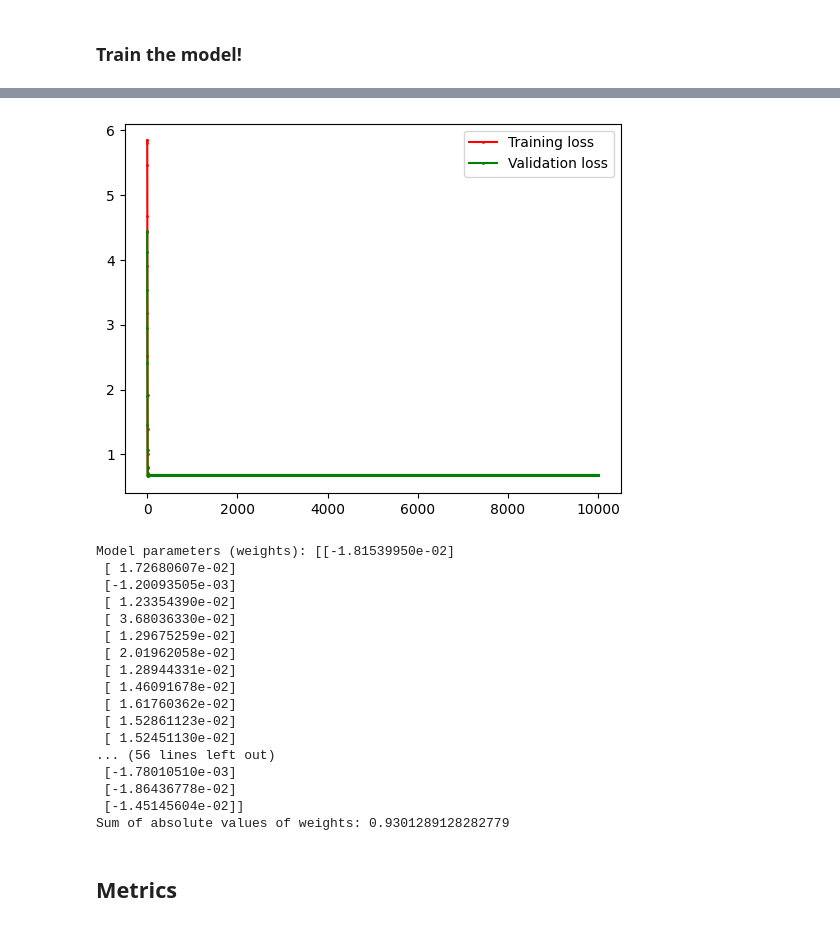
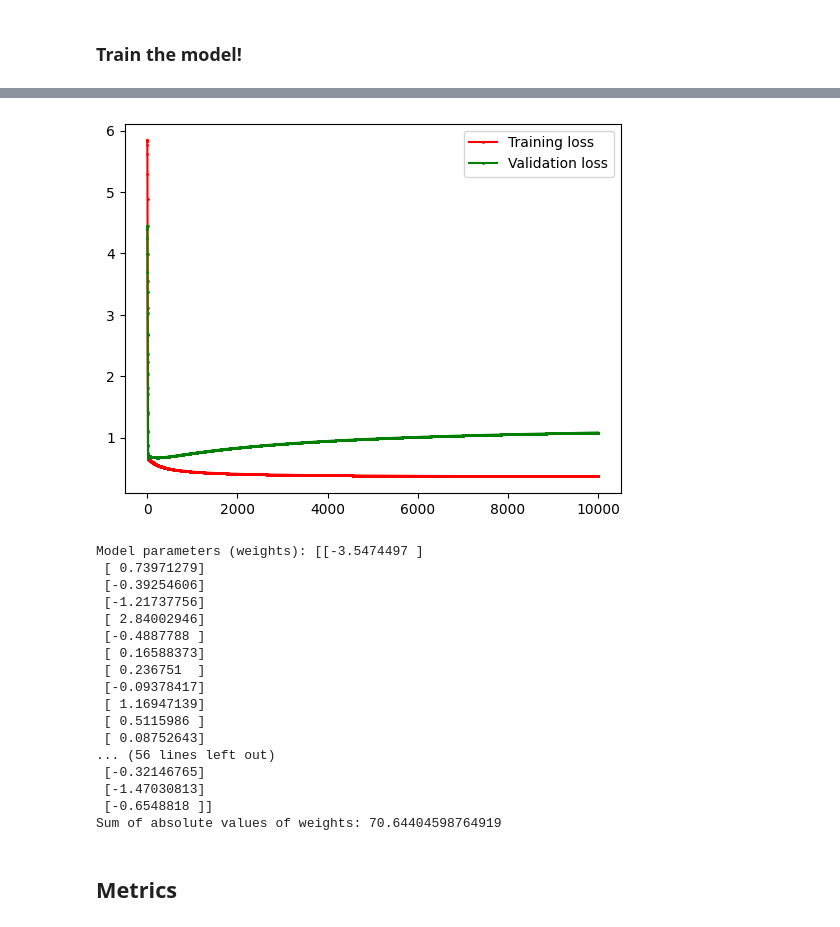
Before and after one commit to mijka-cloud/DM2026-Assignment-1, a Jupyter notebook: Real_World_Classification.ipynb, the cells around one changed output, grey strips where cells are left out. Saved outputs shown, nothing was run; the diff lists cells and outputs as text; code cells hidden in the pictures.

```diff
--- a/Real_World_Classification.ipynb
+++ b/Real_World_Classification.ipynb
@@ -296,8 +296,8 @@ act_fn = sigmoid
 grad_fn = logloss_sigmoid_grad
 
 np.random.seed(seed)
-model = LinearModel(dim=X_train.shape[1], is_reg=True, loss_fn=loss_fn, act_fn=act_fn, grad_fn=grad_fn)
-model.fit(X_train, y_train,lr=0.1, n_iteration =10000,val_ratio=0.2, reg_type='l2', reg_lambda=100)
+model = LinearModel(dim=X_train.shape[1], is_reg=False, loss_fn=loss_fn, act_fn=act_fn, grad_fn=grad_fn)
+model.fit(X_train, y_train,lr=0.1, n_iteration =10000,val_ratio=0.2, reg_type='', reg_lambda=0)
 
 # print model parameters
 print("Model parameters (weights):", model.W)
@@ -324,21 +324,21 @@ print("Sum of absolute values of weights:", np.sum(np.abs(model.W)))
-[figure, old version]
+[figure, new version]
-Model parameters (weights): [[-1.81539950e-02]
- [ 1.72680607e-02]
- [-1.20093505e-03]
- [ 1.23354390e-02]
- [ 3.68036330e-02]
- [ 1.29675259e-02]
- [ 2.01962058e-02]
- [ 1.28944331e-02]
- [ 1.46091678e-02]
- [ 1.61760362e-02]
- [ 1.52861123e-02]
- [ 1.52451130e-02]
+Model parameters (weights): [[-3.5474497 ]
+ [ 0.73971279]
+ [-0.39254606]
+ [-1.21737756]
+ [ 2.84002946]
+ [-0.4887788 ]
+ [ 0.16588373]
+ [ 0.236751  ]
+ [-0.09378417]
+ [ 1.16947139]
+ [ 0.5115986 ]
+ [ 0.08752643]
 ... (56 lines left out)
- [-1.78010510e-03]
- [-1.86436778e-02]
- [-1.45145604e-02]]
-Sum of absolute values of weights: 0.9301289128282779
+ [-0.32146765]
+ [-1.47030813]
+ [-0.6548818 ]]
+Sum of absolute values of weights: 70.64404598764919
 # %% [markdown]
 ## Metrics
 # %%
```
Also changed, not shown: parts of 3 cells of this notebook, 2 other files.
